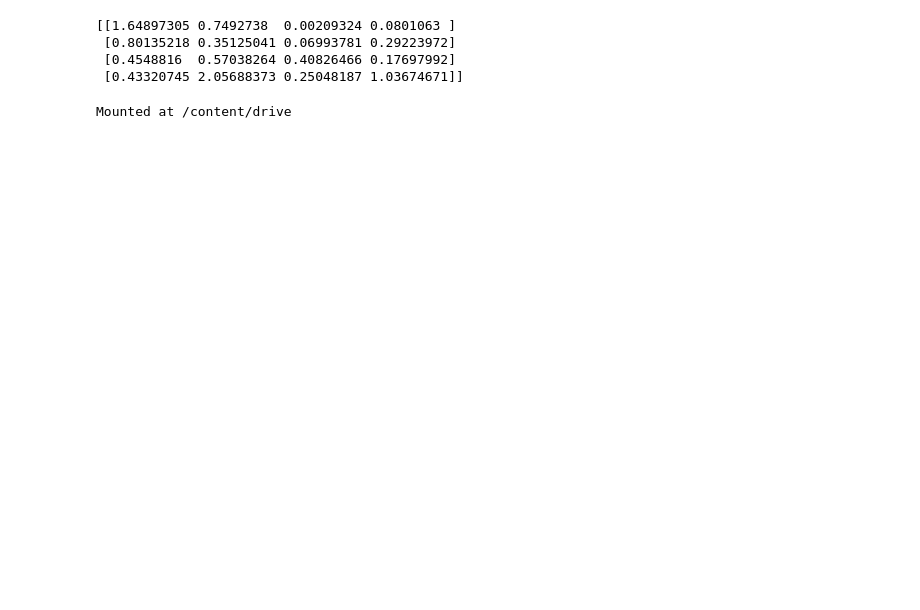
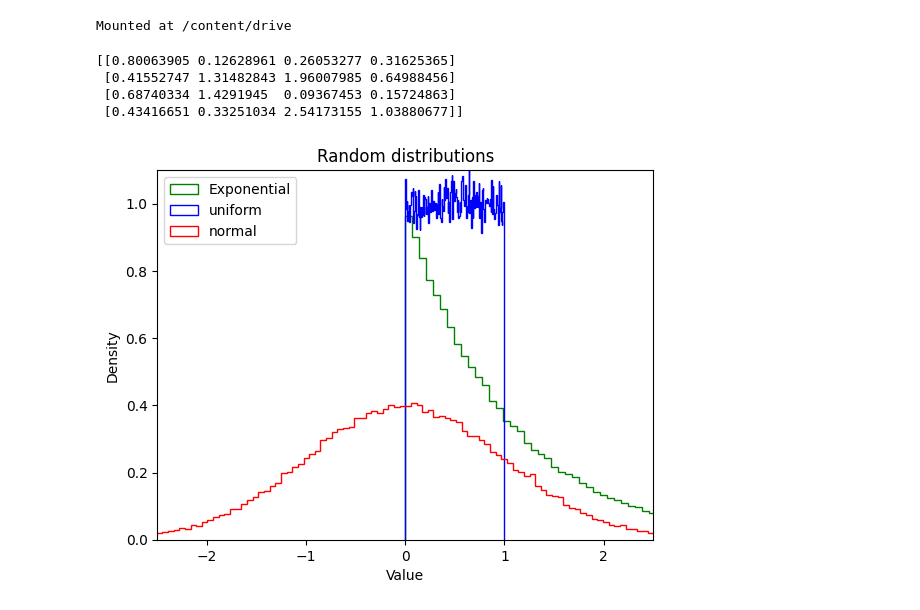
Before and after one commit to it22258380/Deep_learning, a Jupyter notebook: lab1task1.ipynb, the cells around one changed output. Saved outputs shown, nothing was run; the diff lists cells and outputs as text; code cells hidden in the pictures; blank space fills up the shorter version.

```diff
--- a/lab1task1.ipynb
+++ b/lab1task1.ipynb
@@ -1,16 +1,36 @@
 # %% [markdown]
 <a href="https://colab.research.google.com/github/it22258380/Deep_learning/blob/main/lab1task1.ipynb" target="_parent"><img src="https://colab.research.google.com/assets/colab-badge.svg" alt="Open In Colab"/></a>
-# %%
-import numpy as np
-arr=np.random.exponential(scale=1,size=(4,4))
-print(arr)
-# %% [output]
-[[1.64897305 0.7492738  0.00209324 0.0801063 ]
- [0.80135218 0.35125041 0.06993781 0.29223972]
- [0.4548816  0.57038264 0.40826466 0.17697992]
- [0.43320745 2.05688373 0.25048187 1.03674671]]
 # %%
 from google.colab import drive
 drive.mount('/content/drive')
 # %% [output]
 Mounted at /content/drive
+# %%
+#q1
+import numpy as np
+arr=np.random.exponential(scale=1,size=(4,4))
+print(arr)
+# %% [output]
+[[0.80063905 0.12628961 0.26053277 0.31625365]
+ [0.41552747 1.31482843 1.96007985 0.64988456]
+ [0.68740334 1.4291945  0.09367453 0.15724863]
+ [0.43416651 0.33251034 2.54173155 1.03880677]]
+# %%
+#q2
+import matplotlib.pyplot as plt
+arr=np.random.exponential(scale=1,size=(100000,1))
+uniform=np.random.rand(100000,1)
+normal=np.random.randn(100000,1)
+
+plt.hist(arr, density=True, bins=150, histtype="step", color="green", label="Exponential")
+plt.hist(uniform, density=True, bins=150, histtype="step", color="blue", label="uniform")
+plt.hist(normal, density=True, bins=150, histtype="step", color="red", label="normal")
+
+plt.axis([-2.5, 2.5, 0, 1.1])
+plt.legend(loc = "upper left")
+plt.title("Random distributions")
+plt.xlabel("Value")
+plt.ylabel("Density")
+plt.show()
+# %% [output]
+[figure, added]
```
Also changed, not shown: parts of 3 cells of this notebook.
